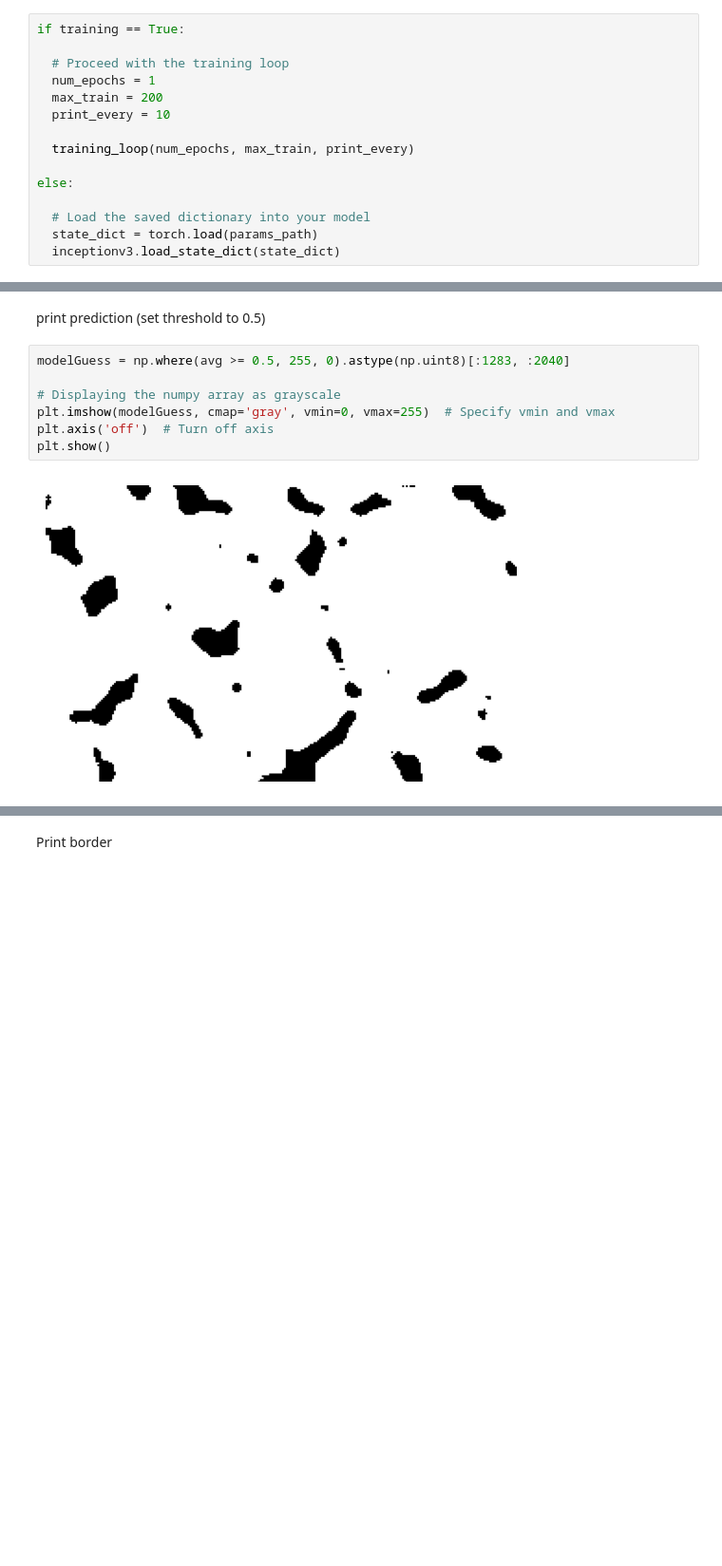
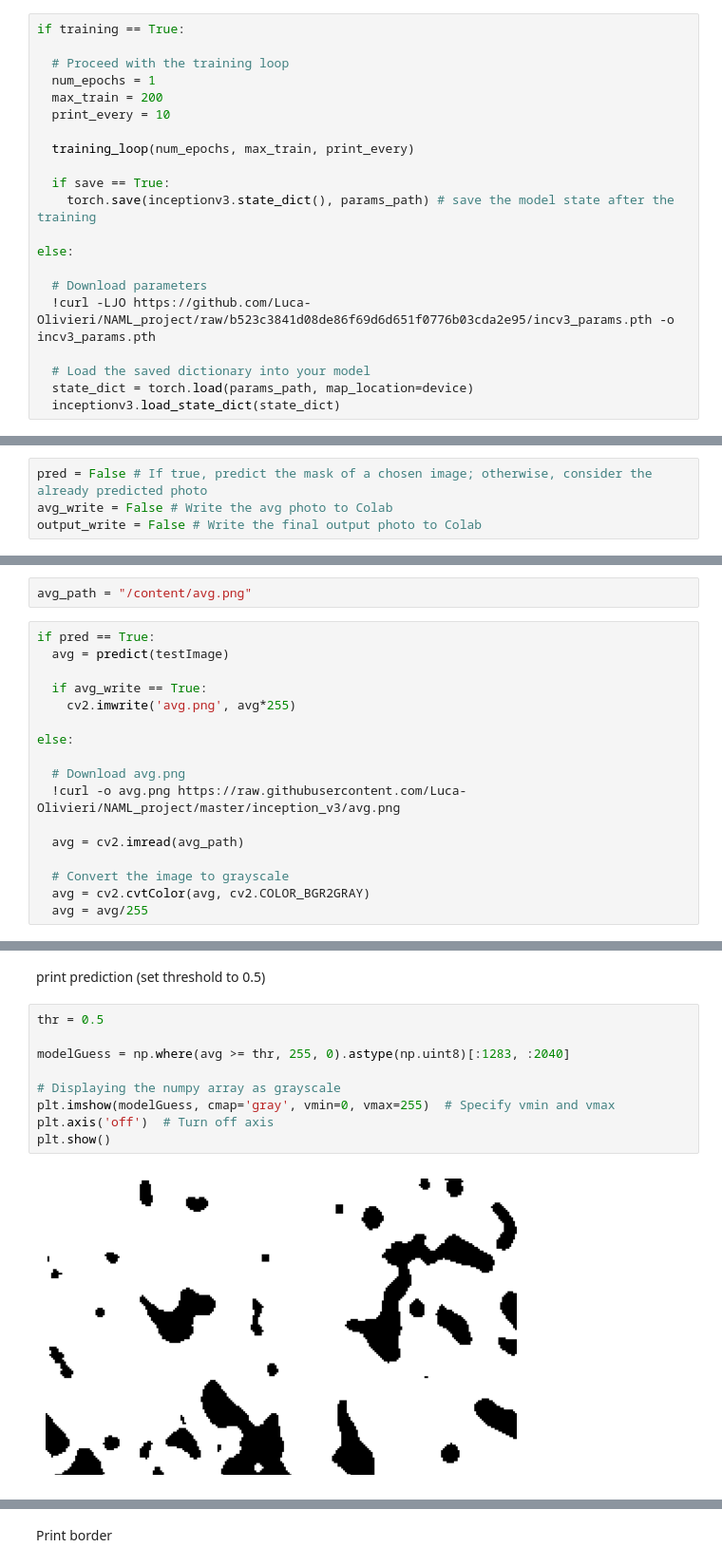
Before and after one commit to Luca-Olivieri/NAML_project, a Jupyter notebook: inception_v3/inception_v3.ipynb, the cells around one changed output, grey strips where cells are left out. Shown at 95% size. Cells and saved outputs as stored; diff of their text form; blank space fills up the shorter version.

Commit message:
Fixed some bugs of the inception_v3 notebook

```diff
--- a/inception_v3/inception_v3.ipynb
+++ b/inception_v3/inception_v3.ipynb
@@ -306,8 +296,14 @@ if training == True:
 
   training_loop(num_epochs, max_train, print_every)
 
+  if save == True:
+    torch.save(inceptionv3.state_dict(), params_path) # save the model state after the training
+
 else:
 
+  # Download parameters
+  !curl -LJO https://github.com/Luca-Olivieri/NAML_project/raw/b523c3841d08de86f69d6d651f0776b03cda2e95/incv3_params.pth -o incv3_params.pth
+
   # Load the saved dictionary into your model
-  state_dict = torch.load(params_path)
+  state_dict = torch.load(params_path, map_location=device)
   inceptionv3.load_state_dict(state_dict)
@@ -321,5 +316,9 @@ if save == True:
 # %% [markdown]
 # Evaluation
+# %%
+pred = False # If true, predict the mask of a chosen image; otherwise, consider the already predicted photo
+avg_write = False # Write the avg photo to Colab
+output_write = False # Write the final output photo to Colab
 # %%
 img_idx = -1 # index of image chosen for evaluation
 # %%
@@ -419,0 +420,19 @@ avg = predict(testImage)
+# %%
+avg_path = "/content/avg.png"
+# %%
+if pred == True:
+  avg = predict(testImage)
+
+  if avg_write == True:
+    cv2.imwrite('avg.png', avg*255)
+
+else:
+
+  # Download avg.png
+  !curl -o avg.png https://raw.githubusercontent.com/Luca-Olivieri/NAML_project/master/inception_v3/avg.png
+
+  avg = cv2.imread(avg_path)
+
+  # Convert the image to grayscale
+  avg = cv2.cvtColor(avg, cv2.COLOR_BGR2GRAY)
+  avg = avg/255
@@ -431,12 +454,14 @@ plt.show()
 # %% [markdown]
 print prediction (set threshold to 0.5)
 # %%
-modelGuess = np.where(avg >= 0.5, 255, 0).astype(np.uint8)[:1283, :2040]
+thr = 0.5
+
+modelGuess = np.where(avg >= thr, 255, 0).astype(np.uint8)[:1283, :2040]
 
 # Displaying the numpy array as grayscale
 plt.imshow(modelGuess, cmap='gray', vmin=0, vmax=255)  # Specify vmin and vmax
 plt.axis('off')  # Turn off axis
 plt.show()
 # %% [output]
-[figure, old version]
+[figure, new version]
 # %%
```
Also changed, not shown: parts of 19 cells of this notebook.
